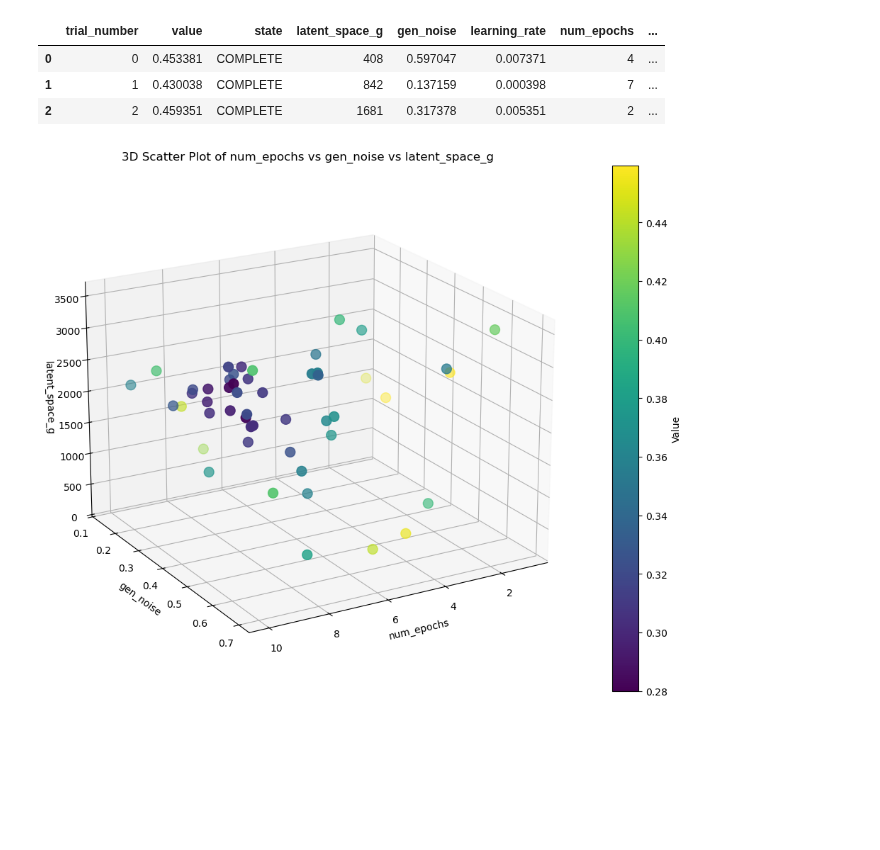
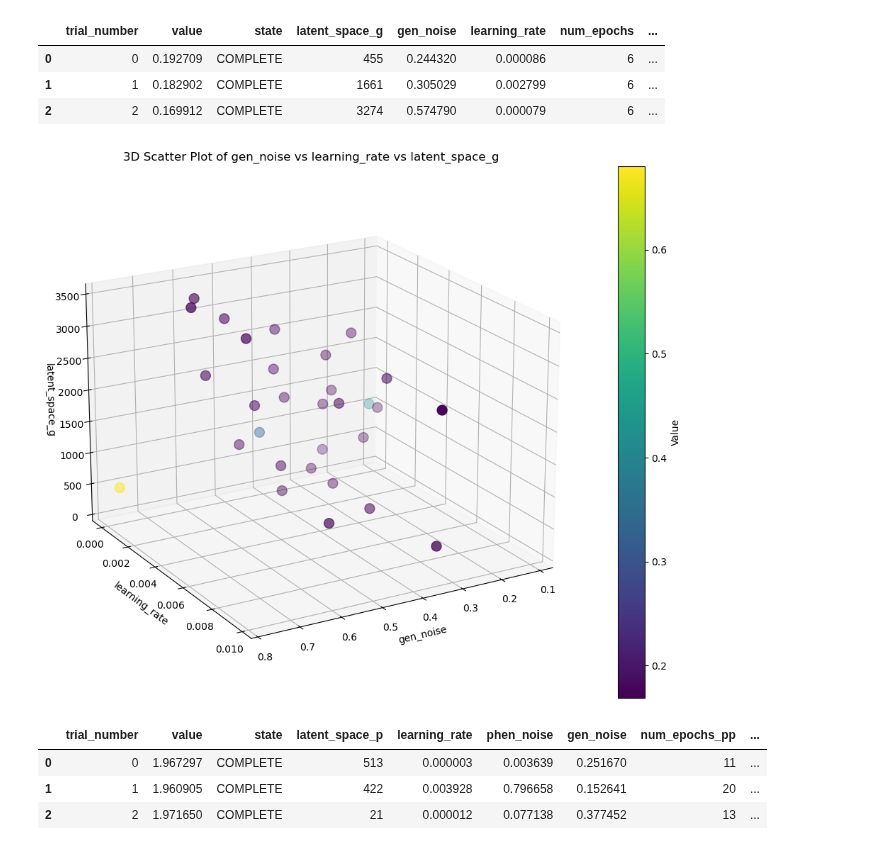
Before and after one commit to Arcadia-Science/2025-epistasis-dl-quantgen, a Jupyter notebook: workflow_sims/gpatlas/optuna_analysis.ipynb, the cells around one changed output. Drawn from its saved outputs; the diff is of its cells as text; code cells hidden in the pictures; blank space fills up the shorter version.

```diff
--- a/workflow_sims/gpatlas/optuna_analysis.ipynb
+++ b/workflow_sims/gpatlas/optuna_analysis.ipynb
@@ -30,15 +30,6 @@ def load_experiment_data(file_path):
     result_df = pd.concat([df.drop('params', axis=1), param_df], axis=1)
 
     return result_df
-# %%
-#df = load_experiment_data('optuna/optuna_trials_gp_20250221_230235.csv')
-df = load_experiment_data('optuna/optuna_trials_gg_20250214_224526.csv')
-df.head(n=3)
-# %% [output]
-|  | trial_number | value | state | latent_space_g | gen_noise | learning_rate | num_epochs | ... |
-| 0 | 0 | 0.453381 | COMPLETE | 408 | 0.597047 | 0.007371 | 4 | ... |
-| 1 | 1 | 0.430038 | COMPLETE | 842 | 0.137159 | 0.000398 | 7 | ... |
-| 2 | 2 | 0.459351 | COMPLETE | 1681 | 0.317378 | 0.005351 | 2 | ... |
 # %%
 def create_3d_scatter(df, x_col, y_col, z_col):
     """
@@ -76,11 +67,28 @@ def create_3d_scatter(df, x_col, y_col, z_col):
 
     plt.tight_layout()
     plt.show()
+# %%
+#df = load_experiment_data('optuna/optuna_trials_gp_20250221_230235.csv')
+df = load_experiment_data('optuna/test_sim_WF_null_10000n_5000000bp_gg_optuna.csv')
+df.head(n=3)
+# %% [output]
+|  | trial_number | value | state | latent_space_g | gen_noise | learning_rate | num_epochs | ... |
+| 0 | 0 | 0.192709 | COMPLETE | 455 | 0.244320 | 0.000086 | 6 | ... |
+| 1 | 1 | 0.182902 | COMPLETE | 1661 | 0.305029 | 0.002799 | 6 | ... |
+| 2 | 2 | 0.169912 | COMPLETE | 3274 | 0.574790 | 0.000079 | 6 | ... |
 # %%
 create_3d_scatter(df,
-                    x_col='num_epochs',
-                    y_col='gen_noise',
+                    y_col='learning_rate',
+                    x_col='gen_noise',
                     z_col='latent_space_g')
 # %% [output]
-[figure, old version]
+[figure, new version]
+# %%
+df2 = load_experiment_data('optuna/test_sim_WF_null_10000n_5000000bp_gp_optuna.csv')
+df2.head(n=3)
+# %% [output]
+|  | trial_number | value | state | latent_space_p | learning_rate | phen_noise | gen_noise | num_epochs_pp | ... |
+| 0 | 0 | 1.967297 | COMPLETE | 513 | 0.000003 | 0.003639 | 0.251670 | 11 | ... |
+| 1 | 1 | 1.960905 | COMPLETE | 422 | 0.003928 | 0.796658 | 0.152641 | 20 | ... |
+| 2 | 2 | 1.971650 | COMPLETE | 21 | 0.000012 | 0.077138 | 0.377452 | 13 | ... |
 # %%
```
Also changed, not shown: parts of 1 cell of this notebook, 9 other files.
